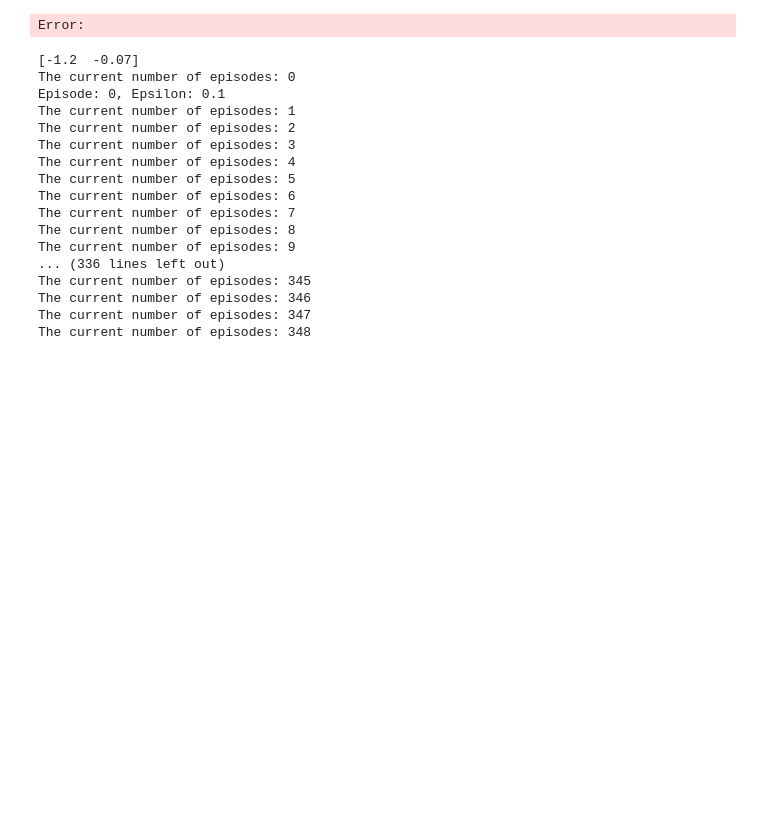
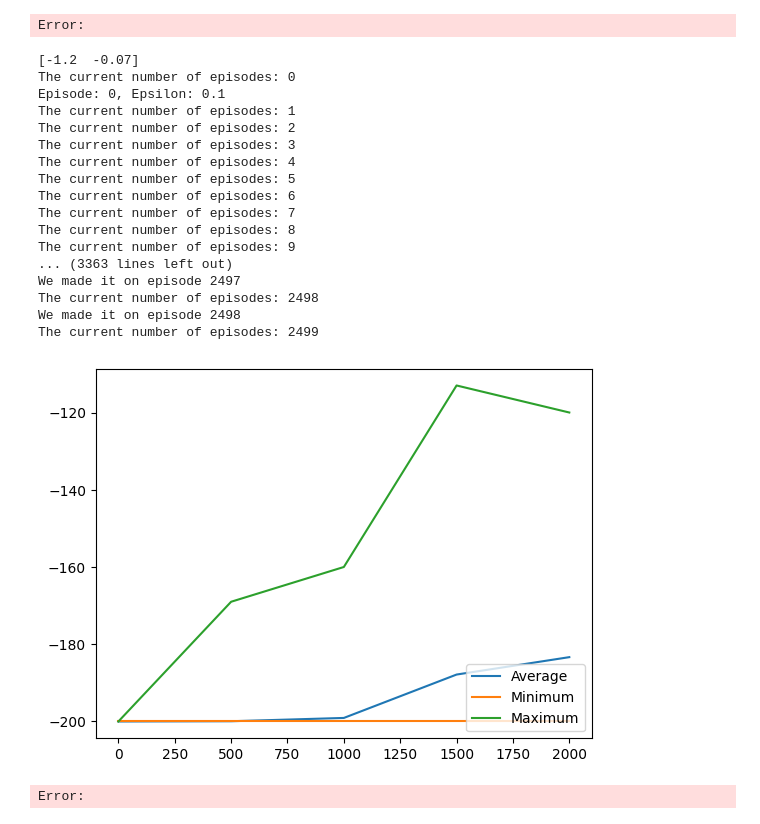
Before and after one commit to SRshohan/Research-2024, a Jupyter notebook: Reinforcement_learning/setup_DRL.ipynb, the cells around one changed output. Drawn from its saved outputs; the diff is of its cells as text; code cells hidden in the pictures; blank space fills up the shorter version.

```diff
--- a/Reinforcement_learning/setup_DRL.ipynb
+++ b/Reinforcement_learning/setup_DRL.ipynb
@@ -88,13 +88,14 @@ Error:
 # %%
 import gymnasium as gym
 import numpy as np
+import matplotlib.pyplot as plt
 
 env = gym.make("MountainCar-v0", render_mode='human')
 
 learning_rate = 0.1
 discount = 0.95
-episodes = 25000
-show_every = 2000
+episodes = 2500
+show_every = 500
 
 epsilon = 0.1
 start_epsilon_decay = 1
@@ -107,6 +108,10 @@ discrete_os_win_size = (env.observation_space.high - env.observation_space.low)
 
 q_table = np.random.uniform(low=-2, high=0, size=(DISCRETE_OS_SIZE + [env.action_space.n]))
 
+episodes_rewards = []
+
+aggr_ap_rewards = {'ep': [], 'avg':[], 'min': [], 'max': []}
+
 print(env.observation_space.low)
 
 def get_discrete_state(state):
@@ -114,6 +119,7 @@ def get_discrete_state(state):
     return tuple(discrete_state.astype(int))
 
 for episode in range(episodes):
+    episode_reward = 0
     print(f"The current number of episodes: {episode}")
     if episode % show_every == 0:
         render = True
@@ -137,6 +143,9 @@ for episode in range(episodes):
         # Correctly unpack the step function's return values
         new_state, reward, terminated, truncated, info = env.step(action)
         done = terminated or truncated
+
+        # Collecting reward for each episode
+        episode_reward += reward
 
         new_discrete_state = get_discrete_state(new_state)
 
@@ -150,35 +159,50 @@ for episode in range(episodes):
             # Standard Q-learning update rule
             new_q = (1 - learning_rate) * current_q + learning_rate * (reward + discount * max_future_q)
             # Update Q-value for the current state-action pair
             q_table[discrete_state + (action, )] = new_q
         elif new_state[0] >= env.unwrapped.goal_position:
             print(f"We made it on episode {episode}")
             # Set Q-value to zero if goal is reached
             q_table[discrete_state + (action, )] = 0
 
         discrete_state = new_discrete_state
 
     # Epsilon decay
     if end_epsilon_decay >= episode >= start_epsilon_decay:
         epsilon -= epsilon_decay_value
         epsilon = max(epsilon, 0)
 
+    episodes_rewards.append(episode_reward) # Adding total reward
+
+    if not episode % show_every:
+        average_reward = sum(episodes_rewards[-show_every:])/len(episodes_rewards[-show_every:])
+        aggr_ap_rewards['ep'].append(episode)
+        aggr_ap_rewards['avg'].append(average_reward)
+        aggr_ap_rewards['min'].append(min(episodes_rewards[-show_every:]))
+        aggr_ap_rewards['max'].append(max(episodes_rewards[-show_every:]))
 env.close()
+plt.plot(aggr_ap_rewards['ep'], aggr_ap_rewards['avg'], label='Average')
+plt.plot(aggr_ap_rewards['ep'], aggr_ap_rewards['min'], label='Minimum')
+plt.plot(aggr_ap_rewards['ep'], aggr_ap_rewards['max'], label='Maximum')
+plt.legend(loc=4)
+plt.show()
 # %% [output]
 [-1.2  -0.07]
 The current number of episodes: 0
 Episode: 0, Epsilon: 0.1
 The current number of episodes: 1
 The current number of episodes: 2
 The current number of episodes: 3
 The current number of episodes: 4
 The current number of episodes: 5
 The current number of episodes: 6
 The current number of episodes: 7
 The current number of episodes: 8
 The current number of episodes: 9
-... (336 lines left out)
-The current number of episodes: 345
-The current number of episodes: 346
-The current number of episodes: 347
-The current number of episodes: 348
+... (3363 lines left out)
+We made it on episode 2497
+The current number of episodes: 2498
+We made it on episode 2498
+The current number of episodes: 2499
+[figure, added]
+Error:
```
